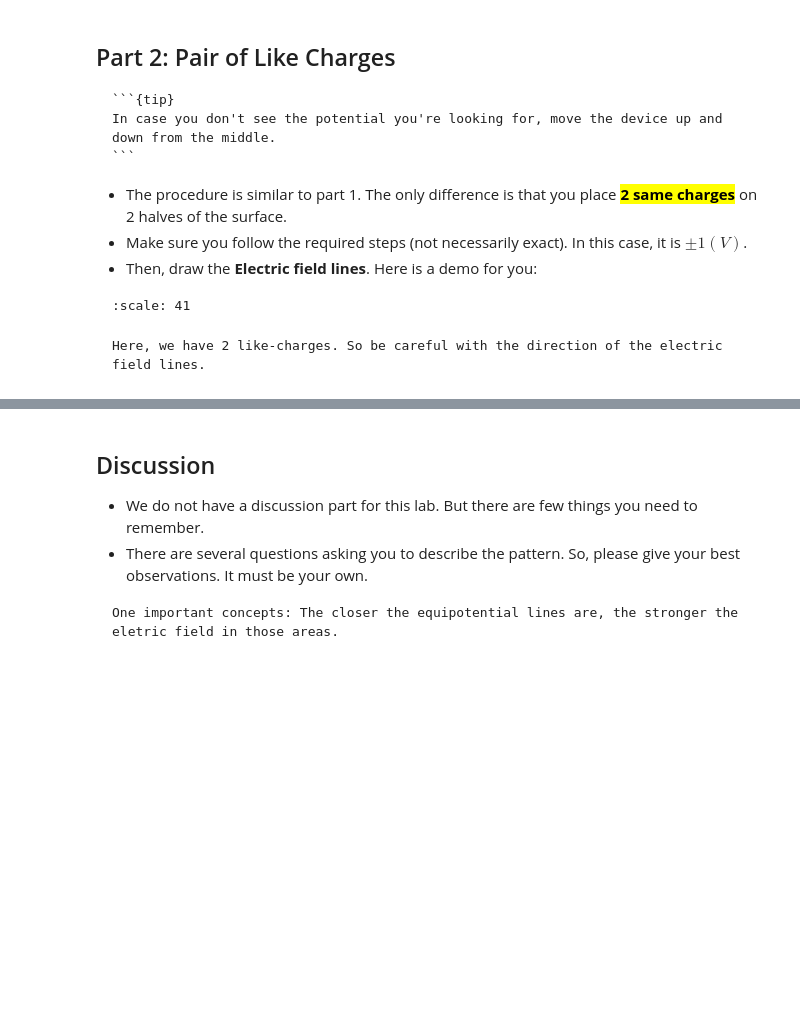
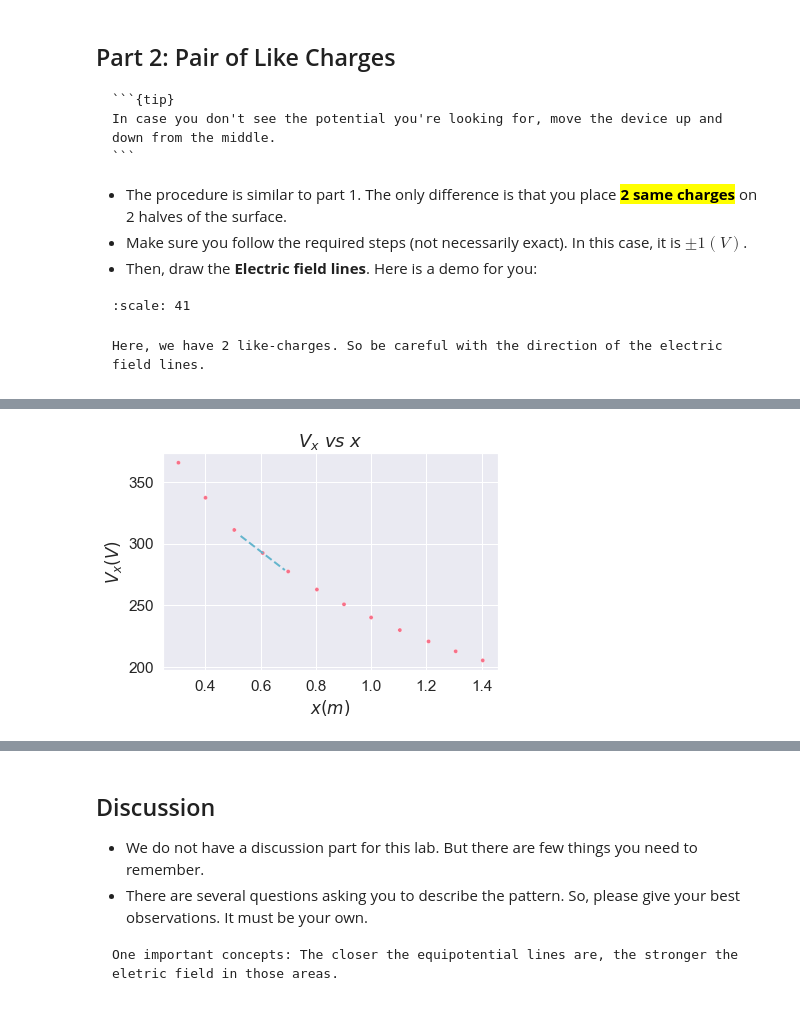
Before and after one commit to tthvo/phys-web, a Jupyter notebook: phys_book/contents/lab5/lab5.ipynb, the cells around one changed output, grey strips where cells are left out. Saved outputs shown, nothing was run; the diff lists cells and outputs as text; code cells hidden in the pictures; blank space fills up the shorter version.

```diff
--- a/phys_book/contents/lab5/lab5.ipynb
+++ b/phys_book/contents/lab5/lab5.ipynb
@@ -84,0 +115,46 @@ q is given in the simulator! Find it! Use nC or C.
+# %%
+import pandas as pd
+import seaborn as sns
+import numpy as np
+import matplotlib.pyplot as plt
+
+# Loading dada
+part3_2 = (pd.read_csv("part3_2.csv", delimiter=",", dtype=float)
+             .rename(columns={"x(m)":"x", "Vx(V)":"Vx"})
+          )
+part3_3 = (pd.read_csv("part3_3.csv", delimiter=",", dtype=float)
+             .rename(columns={"1/x(1/m)":"1/x", "Ex(V/m)":"Ex"})
+          )
+# Settings
+# Set seaborn themes
+sns.set_theme(context='notebook',style='darkgrid', font_scale=1.4)
+# sns.despine(left=True, bottom=True)
+sns.set_palette("husl", 5)
+
+
+# Plotting
+plot = (sns.scatterplot(x="x", y="Vx",data=part3_2, size=1880, legend = False,linewidths=0.7, edgecolor='w')
+)
+# Add title to only this subgraph
+plot.set_title(r"$V_x\ vs\ x$", fontdict={'fontsize':18, 'fontweight':"bold", 'va':"baseline"})
+plot.set_ylabel(r"$V_x (V)$")
+plot.set_xlabel(r"$x (m)$")
+
+# Choose a x
+x = part3_2["x"][3] # Let's choose the third point
+y = part3_2["Vx"][3]
+upper = (part3_2["x"][2], part3_2["Vx"][2])
+lower = (part3_2["x"][4], part3_2["Vx"][4])
+
+# Define x data range for tangent line
+xrange = np.linspace(x-0.08, x+0.08, 10)
+
+def line(x,y, x_range, lower_neighbor, upper_neighbor,):
+    slope = (-upper_neighbor[1] + lower_neighbor[1])/ (-upper_neighbor[0] + lower_neighbor[0])
+    return -slope*(x - x_range) + y
+
+# Plot the tagent line
+plt.plot(xrange, line(x, y, xrange, upper, lower), 'c--', linewidth = 2)
+plt.show()
+# %% [output]
+[figure, added]
```
Also changed, not shown: parts of 4 cells of this notebook, 2 other files.
